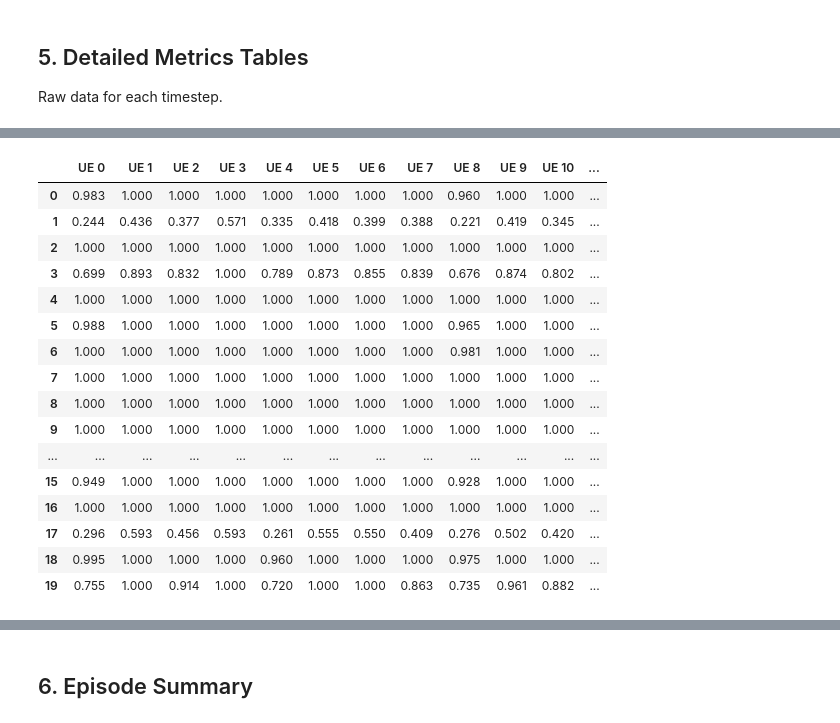
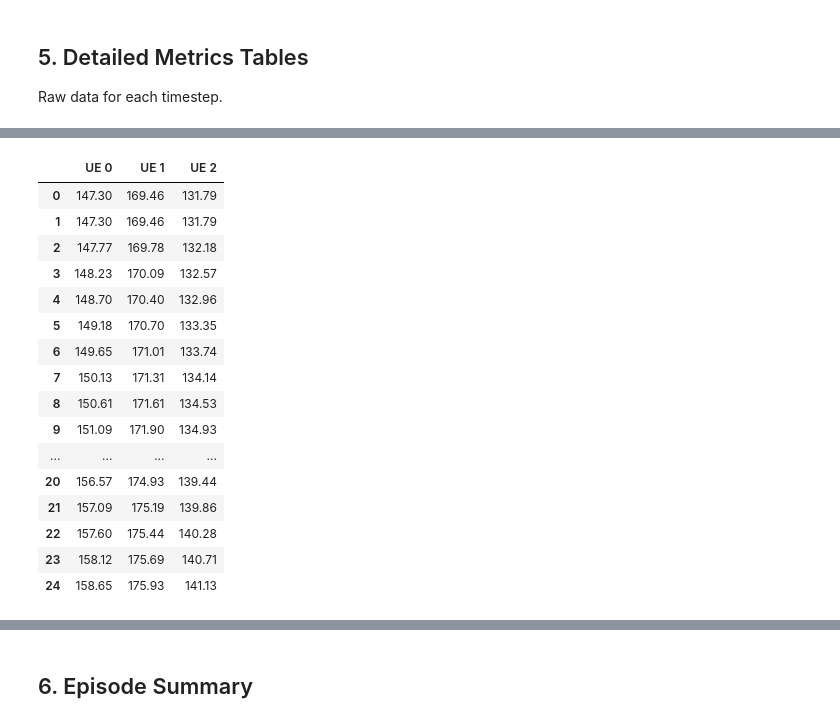
Before and after one commit to elifohri/MetaLore-simulator, a Jupyter notebook: test_notebook.ipynb, the cells around one changed output, grey strips where cells are left out. Saved outputs shown, nothing was run; the diff lists cells and outputs as text; code cells hidden in the pictures.

```diff
--- a/test_notebook.ipynb
+++ b/test_notebook.ipynb
@@ -68,7 +72,7 @@ The environment follows the standard Gymnasium API:
 - `render()` - Visualize current state
 # %%
 # Create environment
-env = MultiCellEnv(config=multi_cell_config())
+env = SingleCellEnv(config=default_config())
 obs, info = env.reset()
 
 print("="*60)
@@ -104,13 +108,14 @@ Observation Space: Box(0.0, 10000.0, (2,), float32)
 Initial Observation Shape: (2,)
 # %%
 # Run simulation for N steps
-N_STEPS = 100
+N_STEPS = 25
 
 rewards = []
 observations = []
 
 for step in range(N_STEPS):
-    action = env.action_space.sample()
+    #action = env.action_space.sample()
+    action = [0.5, 0.5]
     obs, reward, terminated, truncated, info = env.step(action)
 
     rewards.append(reward)
@@ -284,12 +342,45 @@ ACTIONS & REWARD
 # %%
-# Per-Entity Performance
-print("UE UTILITIES (per entity, per timestep)")
+# Per-entity datarates
+print("UE DATARATES (per entity, per timestep)")
+datarate_ue = pd.DataFrame(dict(metrics.performance['datarates_ue']))
+datarate_ue.columns = [f'UE {c}' for c in datarate_ue.columns]
+ipd.display(datarate_ue.round(2))
+
+print("\nSENSOR DATARATES")
+datarate_sensor = pd.DataFrame(dict(metrics.performance['datarates_sensor']))
+datarate_sensor.columns = [f'Sensor {c}' for c in datarate_sensor.columns]
+ipd.display(datarate_sensor.round(2))
+
+# Per-entity utilities
+print("\nUE UTILITIES")
 util_ue = pd.DataFrame(dict(metrics.performance['utilities_ue']))
 util_ue.columns = [f'UE {c}' for c in util_ue.columns]
 ipd.display(util_ue.round(3))
 
-print("\nUE DATARATES")
-macro_ue = pd.DataFrame(dict(metrics.performance['utilities_ue']))
-macro_ue.columns = [f'UE {c}' for c in macro_ue.columns]
-ipd.display(macro_ue.round(2))
+print("\nSENSOR UTILITIES")
+util_sensor = pd.DataFrame(dict(metrics.performance['utilities_sensor']))
+util_sensor.columns = [f'Sensor {c}' for c in util_sensor.columns]
+ipd.display(util_sensor.round(3))
+
+# Per-entity TX queue lengths
+print("\nUE TX QUEUE LENGTHS (jobs pending)")
+txq_ue = pd.DataFrame(dict(metrics.performance['tx_queue_length_ue']))
+txq_ue.columns = [f'UE {c}' for c in txq_ue.columns]
+ipd.display(txq_ue)
+
+print("\nSENSOR TX QUEUE LENGTHS (jobs pending)")
+txq_sensor = pd.DataFrame(dict(metrics.performance['tx_queue_length_sensor']))
+txq_sensor.columns = [f'Sensor {c}' for c in txq_sensor.columns]
+ipd.display(txq_sensor)
+
+# Per-UE jobs generated and bits transmitted
+print("\nJOBS GENERATED PER UE PER STEP")
+jobs_gen_ue = pd.DataFrame(dict(metrics.performance['jobs_generated_ue']))
+jobs_gen_ue.columns = [f'UE {c}' for c in jobs_gen_ue.columns]
+ipd.display(jobs_gen_ue)
+
+print("\nBITS TRANSMITTED PER UE PER STEP")
+bits_tx_ue = pd.DataFrame(dict(metrics.performance['bits_transmitted_ue']))
+bits_tx_ue.columns = [f'UE {c}' for c in bits_tx_ue.columns]
+ipd.display(bits_tx_ue.round(1))
 # %% [output]
@@ -297,17 +388,17 @@ UE UTILITIES (per entity, per timestep)
-|  | UE 0 | UE 1 | UE 2 | UE 3 | UE 4 | UE 5 | UE 6 | UE 7 | UE 8 | UE 9 | UE 10 | ... |
-| 0 | 0.983 | 1.000 | 1.000 | 1.000 | 1.000 | 1.000 | 1.000 | 1.000 | 0.960 | 1.000 | 1.000 | ... |
-| 1 | 0.244 | 0.436 | 0.377 | 0.571 | 0.335 | 0.418 | 0.399 | 0.388 | 0.221 | 0.419 | 0.345 | ... |
-| 2 | 1.000 | 1.000 | 1.000 | 1.000 | 1.000 | 1.000 | 1.000 | 1.000 | 1.000 | 1.000 | 1.000 | ... |
-| 3 | 0.699 | 0.893 | 0.832 | 1.000 | 0.789 | 0.873 | 0.855 | 0.839 | 0.676 | 0.874 | 0.802 | ... |
-| 4 | 1.000 | 1.000 | 1.000 | 1.000 | 1.000 | 1.000 | 1.000 | 1.000 | 1.000 | 1.000 | 1.000 | ... |
-| 5 | 0.988 | 1.000 | 1.000 | 1.000 | 1.000 | 1.000 | 1.000 | 1.000 | 0.965 | 1.000 | 1.000 | ... |
-| 6 | 1.000 | 1.000 | 1.000 | 1.000 | 1.000 | 1.000 | 1.000 | 1.000 | 0.981 | 1.000 | 1.000 | ... |
-| 7 | 1.000 | 1.000 | 1.000 | 1.000 | 1.000 | 1.000 | 1.000 | 1.000 | 1.000 | 1.000 | 1.000 | ... |
-| 8 | 1.000 | 1.000 | 1.000 | 1.000 | 1.000 | 1.000 | 1.000 | 1.000 | 1.000 | 1.000 | 1.000 | ... |
-| 9 | 1.000 | 1.000 | 1.000 | 1.000 | 1.000 | 1.000 | 1.000 | 1.000 | 1.000 | 1.000 | 1.000 | ... |
-| ... | ... | ... | ... | ... | ... | ... | ... | ... | ... | ... | ... | ... |
-| 15 | 0.949 | 1.000 | 1.000 | 1.000 | 1.000 | 1.000 | 1.000 | 1.000 | 0.928 | 1.000 | 1.000 | ... |
-| 16 | 1.000 | 1.000 | 1.000 | 1.000 | 1.000 | 1.000 | 1.000 | 1.000 | 1.000 | 1.000 | 1.000 | ... |
-| 17 | 0.296 | 0.593 | 0.456 | 0.593 | 0.261 | 0.555 | 0.550 | 0.409 | 0.276 | 0.502 | 0.420 | ... |
-| 18 | 0.995 | 1.000 | 1.000 | 1.000 | 0.960 | 1.000 | 1.000 | 1.000 | 0.975 | 1.000 | 1.000 | ... |
-| 19 | 0.755 | 1.000 | 0.914 | 1.000 | 0.720 | 1.000 | 1.000 | 0.863 | 0.735 | 0.961 | 0.882 | ... |
+|  | UE 0 | UE 1 | UE 2 |
+| 0 | 147.30 | 169.46 | 131.79 |
+| 1 | 147.30 | 169.46 | 131.79 |
+| 2 | 147.77 | 169.78 | 132.18 |
+| 3 | 148.23 | 170.09 | 132.57 |
+| 4 | 148.70 | 170.40 | 132.96 |
+| 5 | 149.18 | 170.70 | 133.35 |
+| 6 | 149.65 | 171.01 | 133.74 |
+| 7 | 150.13 | 171.31 | 134.14 |
+| 8 | 150.61 | 171.61 | 134.53 |
+| 9 | 151.09 | 171.90 | 134.93 |
+| ... | ... | ... | ... |
+| 20 | 156.57 | 174.93 | 139.44 |
+| 21 | 157.09 | 175.19 | 139.86 |
+| 22 | 157.60 | 175.44 | 140.28 |
+| 23 | 158.12 | 175.69 | 140.71 |
+| 24 | 158.65 | 175.93 | 141.13 |
```
Also changed, not shown: parts of 9 cells of this notebook, 35 other files.
